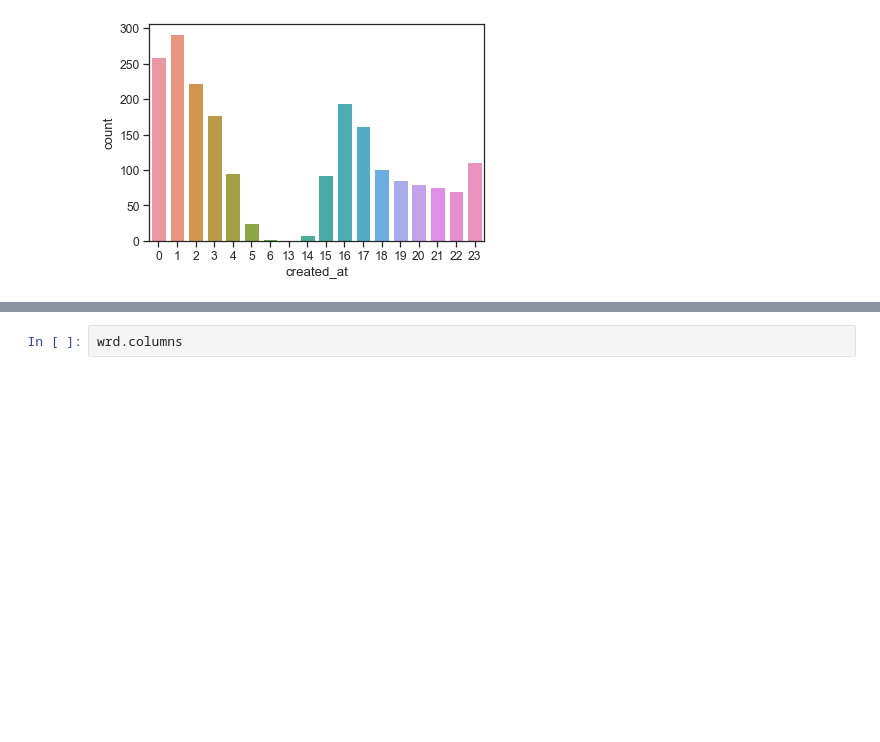
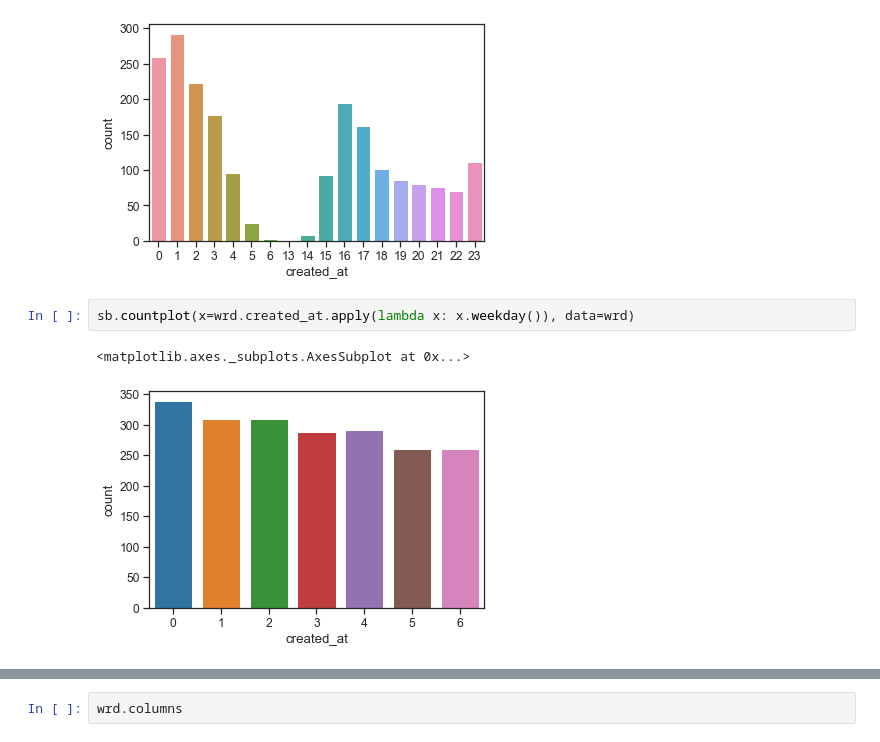
Before and after one commit to s8/twitter_wrangling, a Jupyter notebook: wrangle_act-Copy1.ipynb, the cells around one changed output, grey strips where cells are left out. Cells and saved outputs as stored; diff of their text form; blank space fills up the shorter version.

Commit message:
WIP: add weekday and quarter bar plot

```diff
--- a/wrangle_act-Copy1.ipynb
+++ b/wrangle_act-Copy1.ipynb
@@ -956,3 +956,8 @@ sb.countplot(x=wrd.created_at.apply(lambda x: x.hour), data=wrd)
 # %% [output]
 <matplotlib.axes._subplots.AxesSubplot at 0x...>
 [figure]
+# %%
+sb.countplot(x=wrd.created_at.apply(lambda x: x.weekday()), data=wrd)
+# %% [output]
+<matplotlib.axes._subplots.AxesSubplot at 0x...>
+[figure, added]
```
Also changed, not shown: parts of 1 cell of this notebook.
